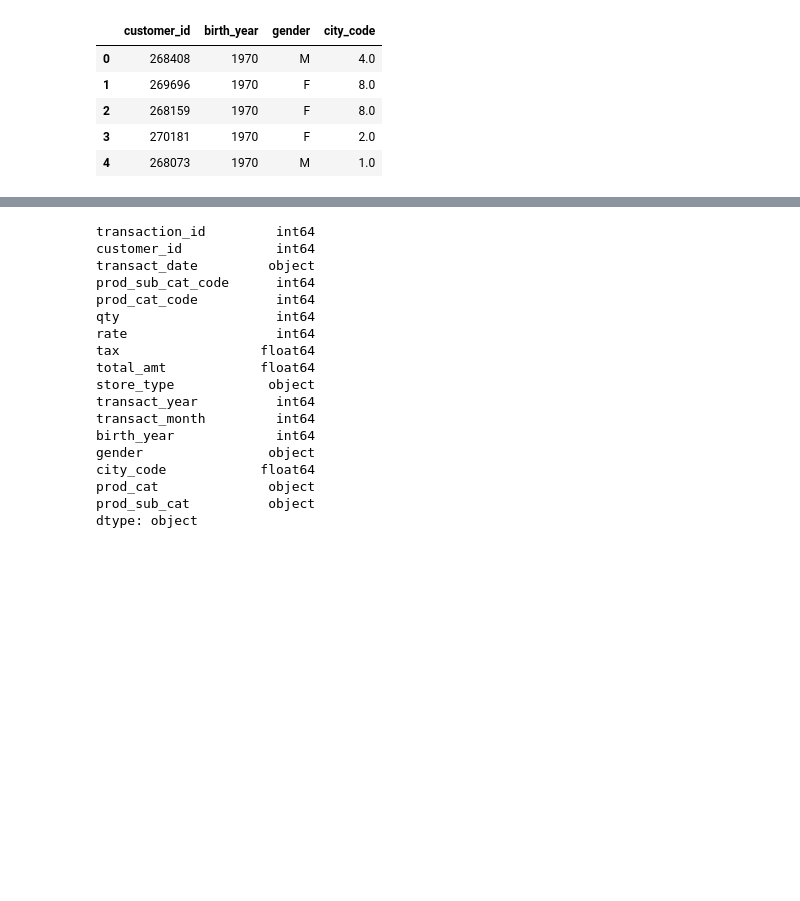
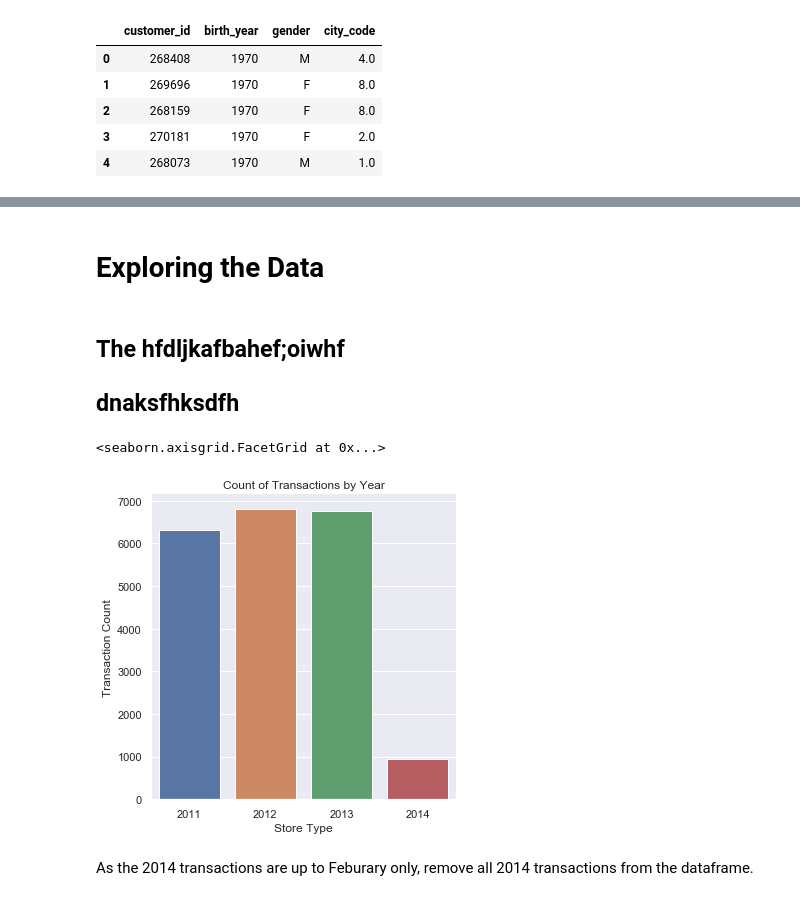
Before and after one commit to dlma1234/datascience_casestudies, a Jupyter notebook: retail_shop/eda.ipynb, the cells around one changed output, grey strips where cells are left out. Saved outputs shown, nothing was run; the diff lists cells and outputs as text; code cells hidden in the pictures; blank space fills up the shorter version.

```diff
--- a/retail_shop/eda.ipynb
+++ b/retail_shop/eda.ipynb
@@ -5,7 +14,11 @@ import pandas as pd
 import numpy as np
 import matplotlib.pyplot as plt
 import seaborn as sns
-sns.set()
+
+from IPython.display import Image
+from IPython.core.display import HTML
+
+sns.set(rc={'figure.figsize':(10,10)})
 # %%
 # Load the csv datasets into pandas dataframes
 dataset_dir = os.path.join(os.getcwd(), 'dataset')
@@ -201,21 +209,0 @@ merged_df.head()
-# %%
-merged_df.dtypes
-# %% [output]
-transaction_id         int64
-customer_id            int64
-transact_date         object
-prod_sub_cat_code      int64
-prod_cat_code          int64
-qty                    int64
-rate                   int64
-tax                  float64
-total_amt            float64
-store_type            object
-transact_year          int64
-transact_month         int64
-birth_year             int64
-gender                object
-city_code            float64
-prod_cat              object
-prod_sub_cat          object
-dtype: object
@@ -224,0 +210,13 @@ merged_df['age_at_purchase'] = merged_df['transact_year'] - merged_df['birth_yea
+# %% [markdown]
+# Exploring the Data
+# %% [markdown]
+## The hfdljkafbahef;oiwhf
+## dnaksfhksdfh
+# %%
+fig = sns.catplot(x='transact_year', kind='count',data=merged_df )
+fig.set(xlabel='Store Type', ylabel="Transaction Count",title="Count of Transactions by Year")
+# %% [output]
+<seaborn.axisgrid.FacetGrid at 0x...>
+[figure, added]
+# %% [markdown]
+As the 2014 transactions are up to Feburary only, remove all 2014 transactions from the dataframe.
```
Also changed, not shown: parts of 110 cells of this notebook.
